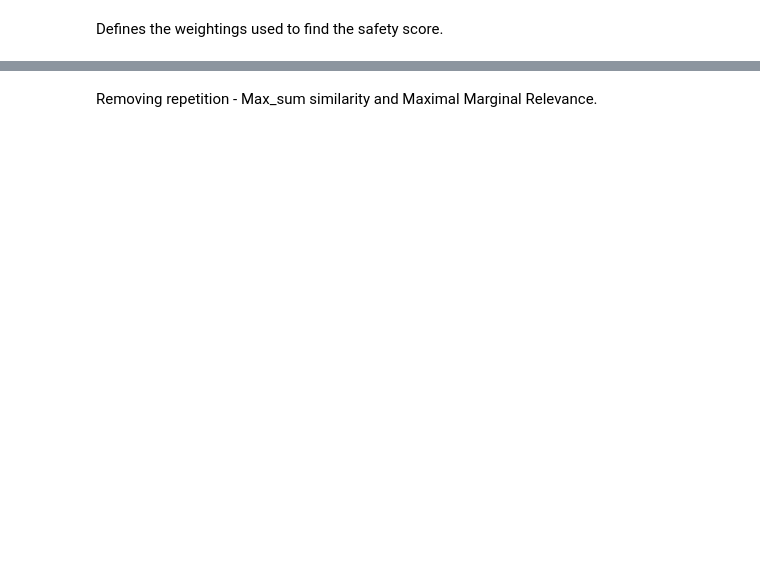
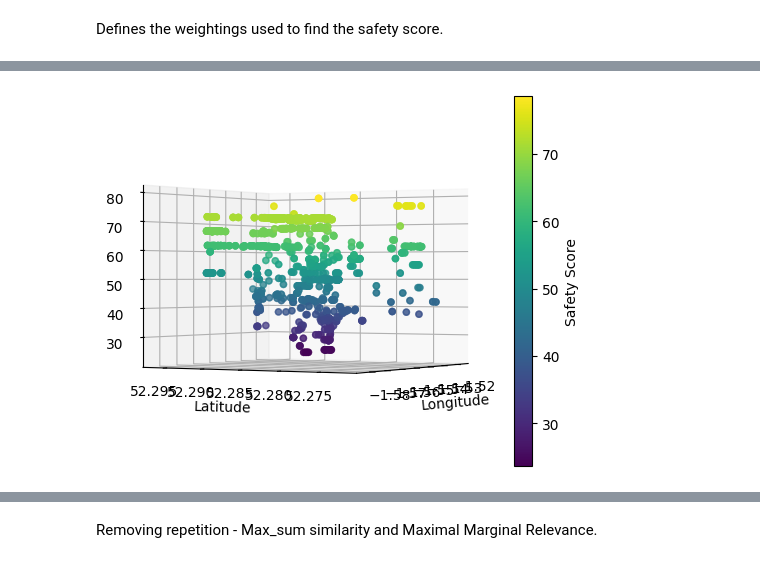
Before and after one commit to loisperryman02/proutectapp, a Jupyter notebook: mobile-application/python-files/keyword_extraction.ipynb, the cells around one changed output, grey strips where cells are left out. Drawn from its saved outputs; the diff is of its cells as text; code cells hidden in the pictures; blank space fills up the shorter version.

```diff
--- a/mobile-application/python-files/keyword_extraction.ipynb
+++ b/mobile-application/python-files/keyword_extraction.ipynb
@@ -424,0 +507,31 @@ def get_safety_scores(coords, max_crime, num_crime, space_rating, emergency_rati
+# %%
+import pandas as pd
+import matplotlib.pyplot as plt
+
+# Assuming df is your DataFrame with 'longitude', 'latitude', 'safety score'
+output_file = "C:\\Users\\User\\Documents\\GitHub\\proutectapp\\csv-json-files\\training_set_after.csv"
+
+df = pd.read_csv(output_file)
+
+fig = plt.figure()
+ax = fig.add_subplot(111, projection='3d')
+
+x = df['Longitude']
+y = df['Latitude']
+z = df['Safety Score']
+
+# Scatter plot
+sc = ax.scatter(x, y, z, c=z, cmap='viridis')  # Color by safety score, using a colormap
+plt.colorbar(sc, label='Safety Score')  # Add colorbar to represent the safety score scale
+
+# Setting the front view
+ax.view_init(elev=0, azim=-150)  # Adjust azimuth for the desired front orientation
+
+
+ax.set_xlabel('Longitude')
+ax.set_ylabel('Latitude')
+ax.set_zlabel('Safety Score')
+
+plt.show()
+# %% [output]
+[figure, added]
```
Also changed, not shown: parts of 16 cells of this notebook, 16 other files.
